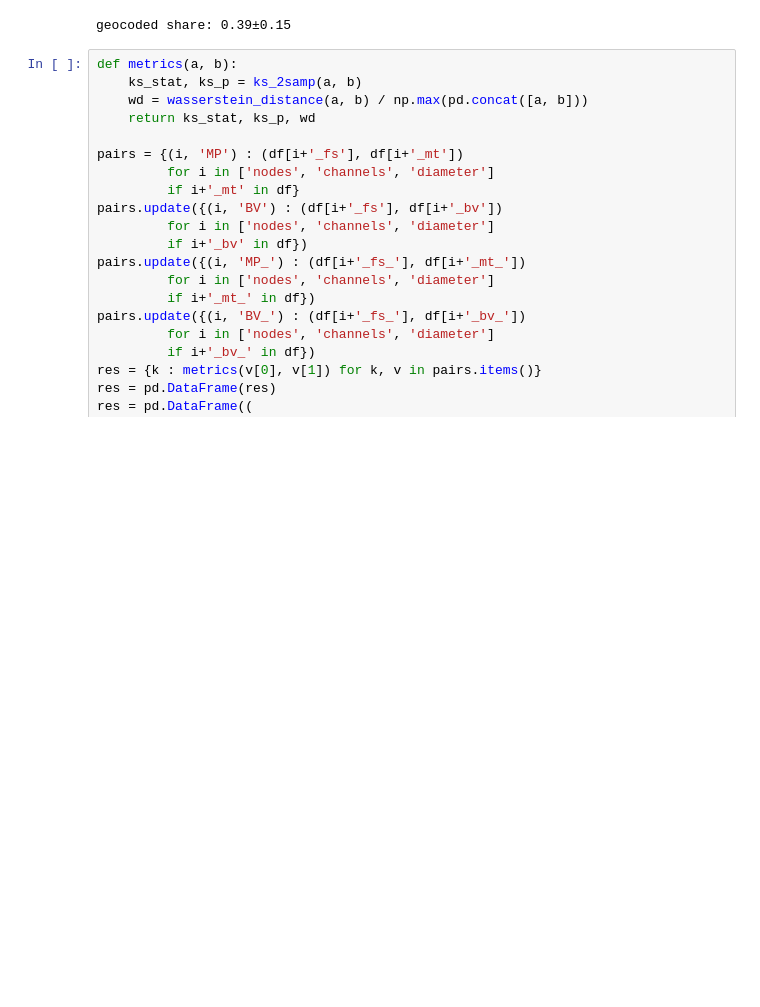
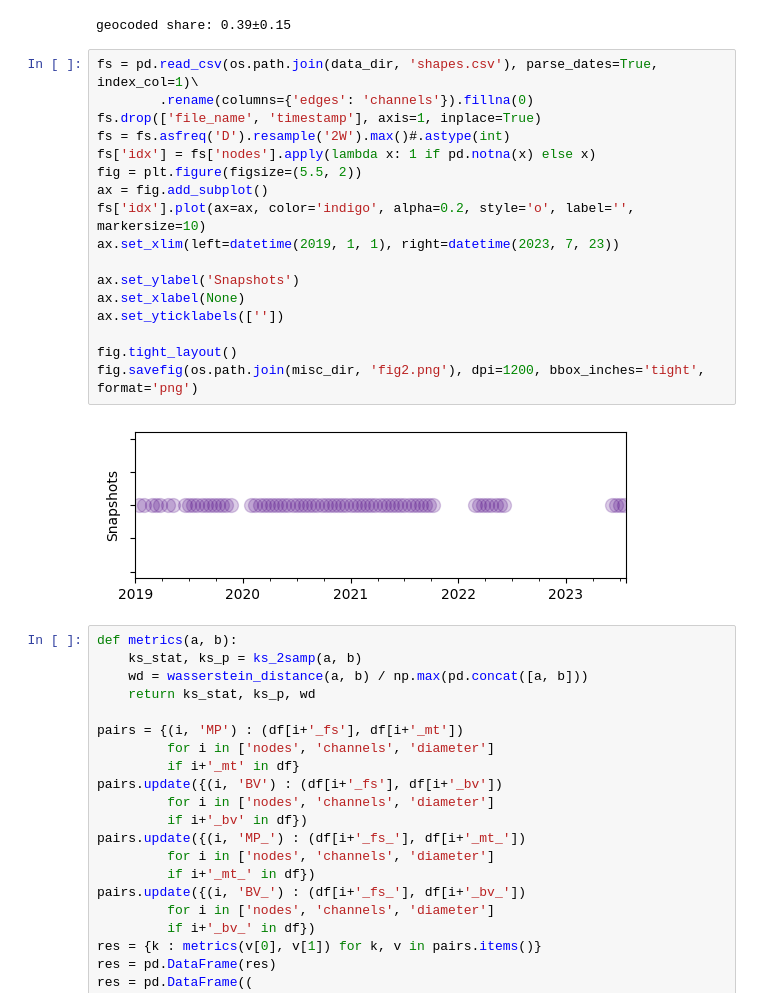
Before and after one commit to Ellariel/ln-data-preparation, a Jupyter notebook: misc/validation.ipynb, the cells around one changed output. Saved outputs shown, nothing was run; the diff lists cells and outputs as text; blank space fills up the shorter version.

Commit message:
new file:   misc/fig2.png

```diff
--- a/misc/validation.ipynb
+++ b/misc/validation.ipynb
@@ -68,6 +68,25 @@ geocoded = df.geocoded_nodes / df.nodes_fs
 print(f"geocoded share: {geocoded.mean():.2f}±{geocoded.std():.2f}")
 # %% [output]
 geocoded share: 0.39±0.15
+# %%
+fs = pd.read_csv(os.path.join(data_dir, 'shapes.csv'), parse_dates=True, index_col=1)\
+        .rename(columns={'edges': 'channels'}).fillna(0)
+fs.drop(['file_name', 'timestamp'], axis=1, inplace=True)
+fs = fs.asfreq('D').resample('2W').max()#.astype(int)
+fs['idx'] = fs['nodes'].apply(lambda x: 1 if pd.notna(x) else x)
+fig = plt.figure(figsize=(5.5, 2))
+ax = fig.add_subplot()
+fs['idx'].plot(ax=ax, color='indigo', alpha=0.2, style='o', label='', markersize=10)
+ax.set_xlim(left=datetime(2019, 1, 1), right=datetime(2023, 7, 23))
+
+ax.set_ylabel('Snapshots')
+ax.set_xlabel(None)
+ax.set_yticklabels([''])
+
+fig.tight_layout()
+fig.savefig(os.path.join(misc_dir, 'fig2.png'), dpi=1200, bbox_inches='tight', format='png')
+# %% [output]
+[figure, added]
 # %%
 def metrics(a, b):
     ks_stat, ks_p = ks_2samp(a, b)
```
Also changed, not shown: parts of 1 cell of this notebook, 2 other files.
